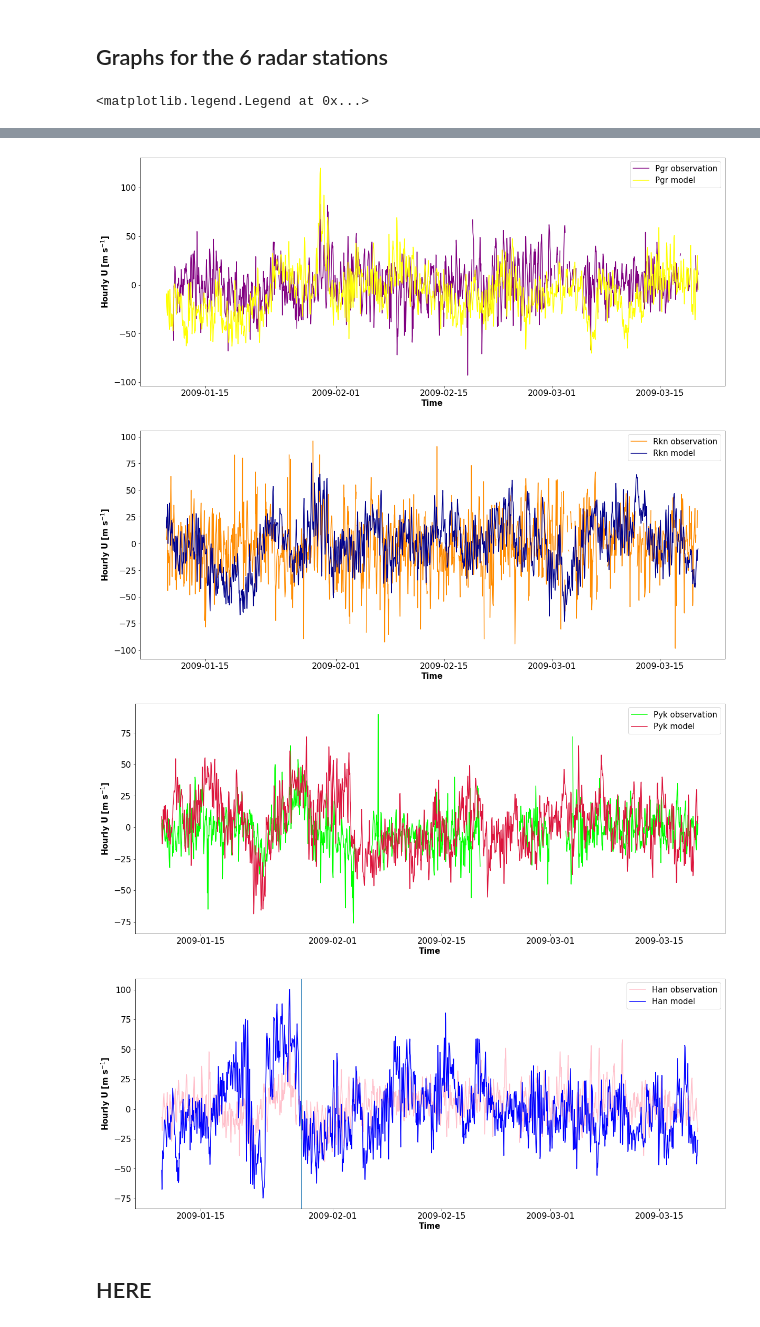
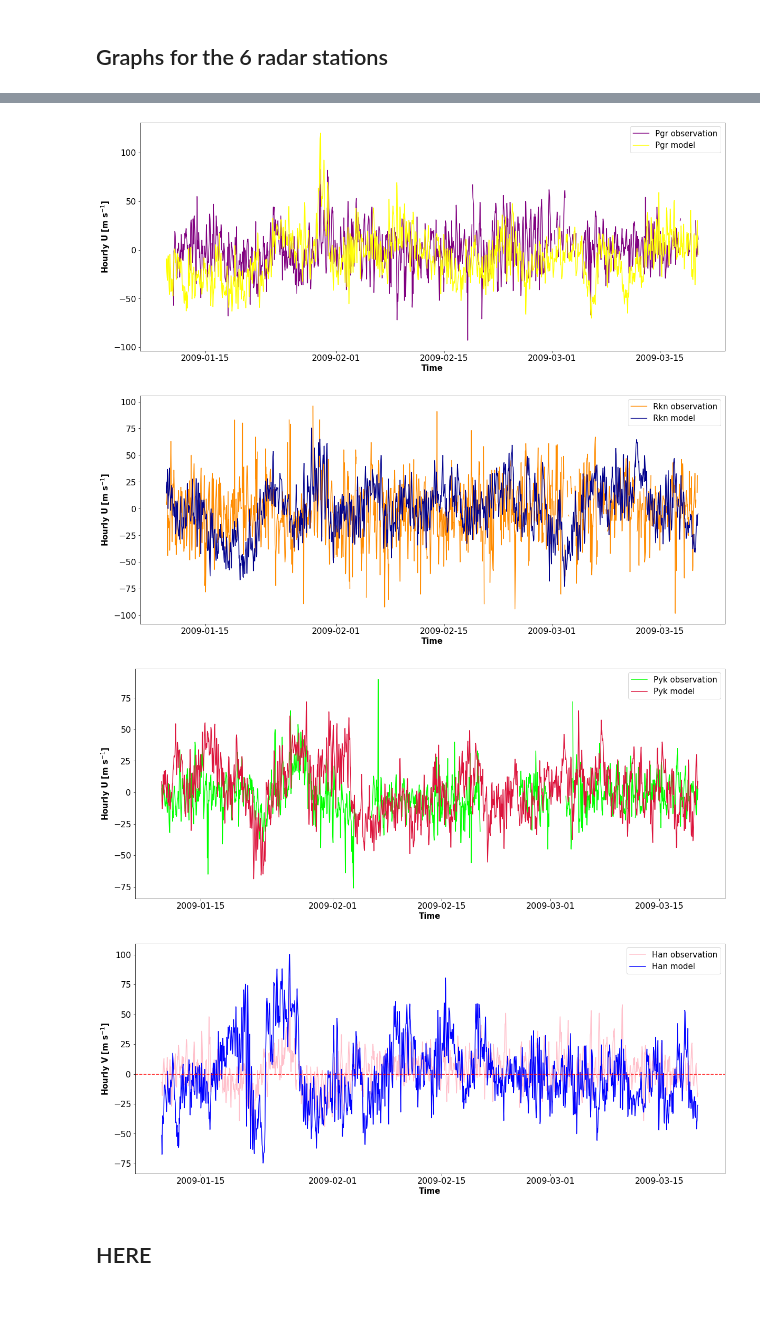
Before and after one commit to 7AlonsoRaikiri7/SummerREU, a Jupyter notebook: V_superdarn_waccmxdart_hrly_winds.ipynb, the cells around one changed output, grey strips where cells are left out. Drawn from its saved outputs; the diff is of its cells as text; code cells hidden in the pictures.

```diff
--- a/V_superdarn_waccmxdart_hrly_winds.ipynb
+++ b/V_superdarn_waccmxdart_hrly_winds.ipynb
@@ -135,37 +135,39 @@ plt.plot(df_w.index,df_w['Rkn'], label= 'Rkn model', color = 'darkblue')
 plt.tick_params(axis='x', labelsize=16)
 plt.tick_params(axis='y', labelsize=16)
 plt.xlabel('Time',fontsize=15,fontweight='bold')
 plt.ylabel('Hourly U [m s$^{-1}$]', fontsize=15,fontweight='bold')
 plt.legend(fontsize=15)
 
 #Pyk radar station
 plt.figure(figsize=(20,8))
 plt.plot(df.index,df['Pyk'], label='Pyk observation', color = 'lime')
 plt.plot(df_w.index,df_w['Pyk'], label= 'Pyk model', color = 'crimson')
 plt.tick_params(axis='x', labelsize=16)
 plt.tick_params(axis='y', labelsize=16)
 plt.xlabel('Time',fontsize=15,fontweight='bold')
 plt.ylabel('Hourly U [m s$^{-1}$]', fontsize=15,fontweight='bold')
 plt.legend(fontsize=15)
 
 #Han radar station
 plt.figure(figsize=(20,8))
 plt.plot(df.index,df['Han'], label='Han observation', color = 'pink')
 plt.plot(df_w.index,df_w['Han'], label= 'Han model', color = 'blue')
 plt.tick_params(axis='x', labelsize=16)
 plt.tick_params(axis='y', labelsize=16)
 plt.xlabel('Time',fontsize=15,fontweight='bold')
-plt.ylabel('Hourly U [m s$^{-1}$]', fontsize=15,fontweight='bold')
-plt.axvline(pd.datetime(2009,1,28))
+plt.ylabel('Hourly V [m s$^{-1}$]', fontsize=15,fontweight='bold')
+# plt.axvline(pd.datetime(2009,1,28))
 plt.legend(fontsize=15)
+plt.axhline(0, c='r', linestyle='--') #plot the 0 line
+plot_label_name = 'Han_V'
+plt.savefig(plot_label_name+".png")
 # %% [output]
-<matplotlib.legend.Legend at 0x...>
 [figure]
 [figure]
 [figure]
 [figure]
 [figure]
-[figure, old version]
+[figure, new version]
 # %%
 x=df.iloc[(df.index>='2009-01-28')]
 x1=df_w.iloc[(df_w.index>='2009-01-28')]
```
Also changed, not shown: 4 other files.
